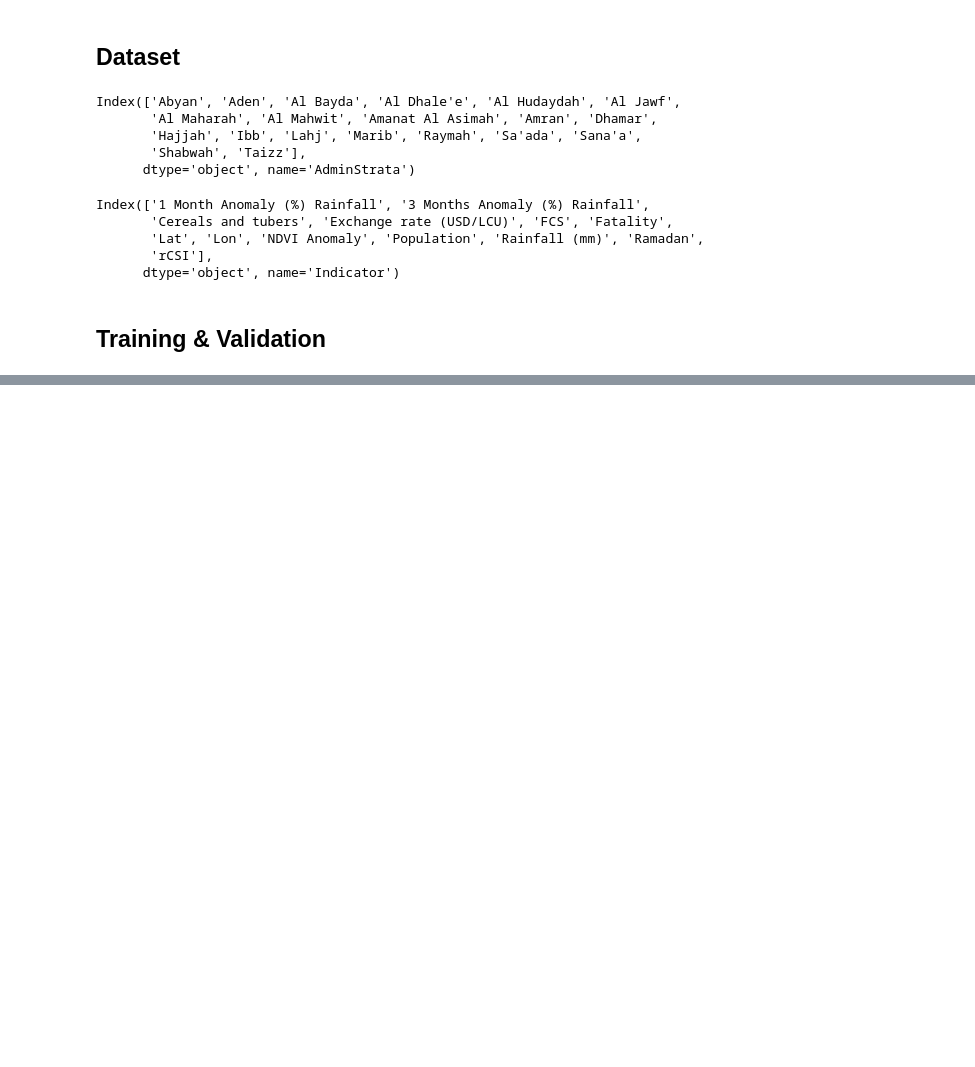
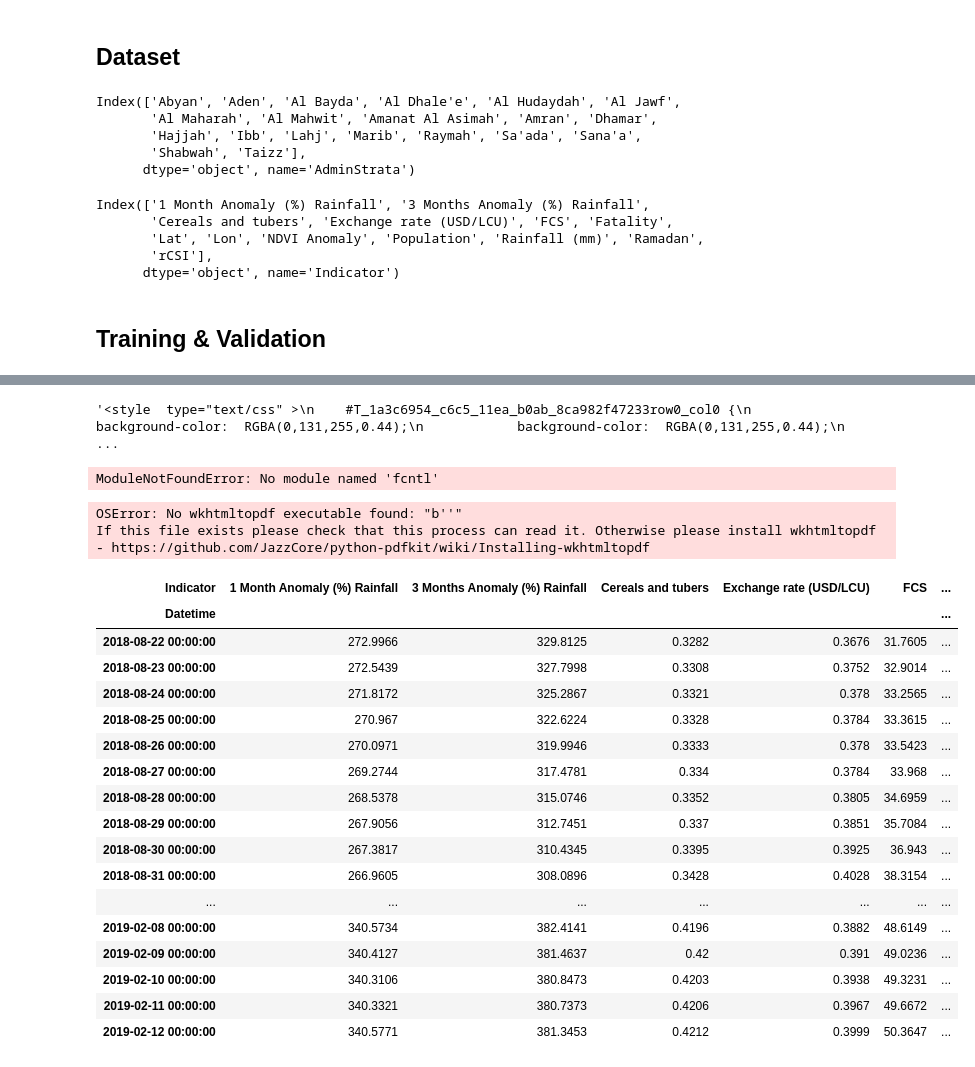
Before and after one commit to pietro-foini/ISI-WFP, a Jupyter notebook: project/Forecasting/XGBoost/XGBoost - Training - Validation.ipynb, the cells around one changed output, grey strips where cells are left out. Saved outputs shown, nothing was run; the diff lists cells and outputs as text; code cells hidden in the pictures; blank space fills up the shorter version.

```diff
--- a/project/Forecasting/XGBoost/XGBoost - Training - Validation.ipynb
+++ b/project/Forecasting/XGBoost/XGBoost - Training - Validation.ipynb
@@ -123,0 +173,7 @@ NameError: name 'dedede' is not defined
+# %%
+creator = LagsCreator(TRAIN_NORMALIZED_SETS[0][["Abyan"]], lags_dictionary = lags_dict, target = "FCS")
+X_train, y_train, X_val, y_val, _ = creator.to_supervised(n_out = TEST_SIZE, single_step = True, h = 30, return_dataframe = False,
+                                                          feature_time = False, validation = True, return_single_level = True,
+                                                          dtype = np.float32)
+# %%
+train, val, test = creator.visualization()
@@ -123,0 +183,39 @@ NameError: name 'dedede' is not defined
+# %%
+html
+# %% [output]
+'<style  type="text/css" >\n    #T_1a3c6954_c6c5_11ea_b0ab_8ca982f47233row0_col0 {\n            background-color:  RGBA(0,131,255,0.44);\n            background-color:  RGBA(0,131,255,0.44);\n         ...
+# %%
+import imgkit
+from xvfbwrapper import Xvfb
+vdisplay = Xvfb()
+vdisplay.start()
+imgkit.from_string(html, 'styled_df.png')
+# %% [output]
+ModuleNotFoundError: No module named 'fcntl'
+# %%
+import pdfkit
+pdfkit.from_string('my_testpdf ABC','testpdf.pdf')
+# %% [output]
+OSError: No wkhtmltopdf executable found: "b''"
+If this file exists please check that this process can read it. Otherwise please install wkhtmltopdf - https://github.com/JazzCore/python-pdfkit/wiki/Installing-wkhtmltopdf
+# %%
+val[0]
+# %% [output]
+| Indicator | 1 Month Anomaly (%) Rainfall | 3 Months Anomaly (%) Rainfall | Cereals and tubers | Exchange rate (USD/LCU) | FCS | ... |
+| Datetime |  |  |  |  |  | ... |
+| 2018-08-22 00:00:00 | 272.9966 | 329.8125 | 0.3282 | 0.3676 | 31.7605 | ... |
+| 2018-08-23 00:00:00 | 272.5439 | 327.7998 | 0.3308 | 0.3752 | 32.9014 | ... |
+| 2018-08-24 00:00:00 | 271.8172 | 325.2867 | 0.3321 | 0.378 | 33.2565 | ... |
+| 2018-08-25 00:00:00 | 270.967 | 322.6224 | 0.3328 | 0.3784 | 33.3615 | ... |
+| 2018-08-26 00:00:00 | 270.0971 | 319.9946 | 0.3333 | 0.378 | 33.5423 | ... |
+| 2018-08-27 00:00:00 | 269.2744 | 317.4781 | 0.334 | 0.3784 | 33.968 | ... |
+| 2018-08-28 00:00:00 | 268.5378 | 315.0746 | 0.3352 | 0.3805 | 34.6959 | ... |
+| 2018-08-29 00:00:00 | 267.9056 | 312.7451 | 0.337 | 0.3851 | 35.7084 | ... |
+| 2018-08-30 00:00:00 | 267.3817 | 310.4345 | 0.3395 | 0.3925 | 36.943 | ... |
+| 2018-08-31 00:00:00 | 266.9605 | 308.0896 | 0.3428 | 0.4028 | 38.3154 | ... |
+| ... | ... | ... | ... | ... | ... | ... |
+| 2019-02-08 00:00:00 | 340.5734 | 382.4141 | 0.4196 | 0.3882 | 48.6149 | ... |
+| 2019-02-09 00:00:00 | 340.4127 | 381.4637 | 0.42 | 0.391 | 49.0236 | ... |
+| 2019-02-10 00:00:00 | 340.3106 | 380.8473 | 0.4203 | 0.3938 | 49.3231 | ... |
+| 2019-02-11 00:00:00 | 340.3321 | 380.7373 | 0.4206 | 0.3967 | 49.6672 | ... |
+| 2019-02-12 00:00:00 | 340.5771 | 381.3453 | 0.4212 | 0.3999 | 50.3647 | ... |
```
Also changed, not shown: parts of 8 cells of this notebook, 18 other files.
